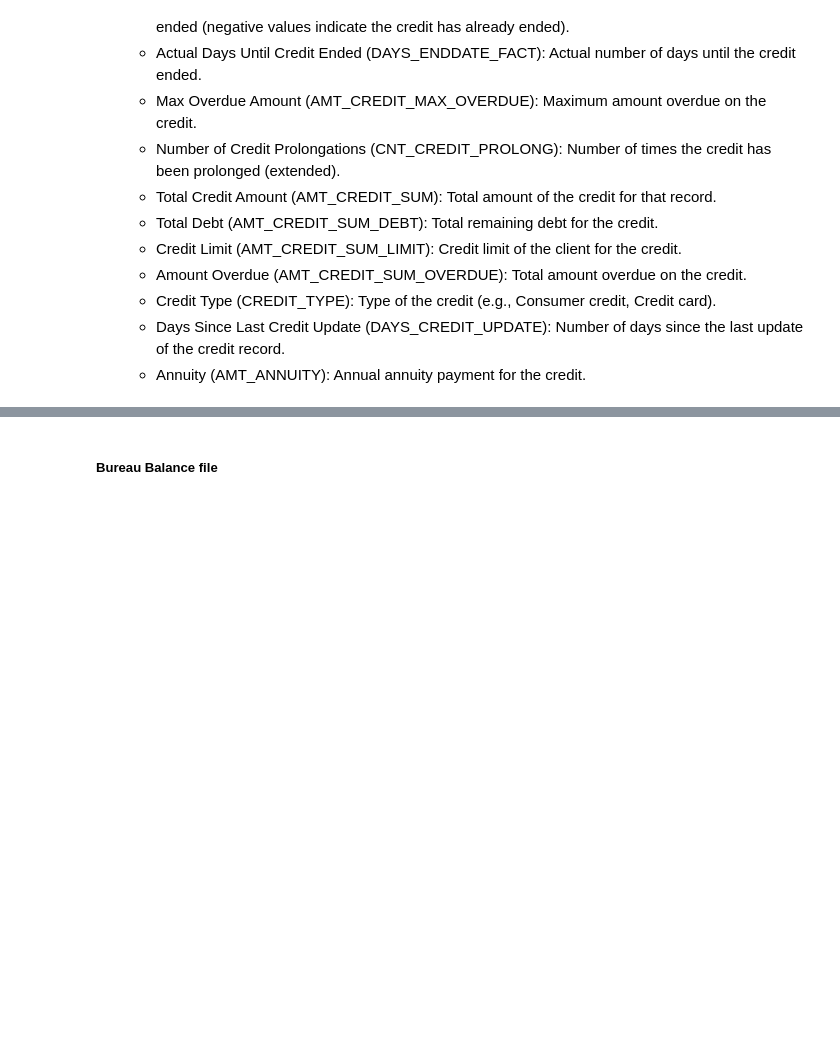
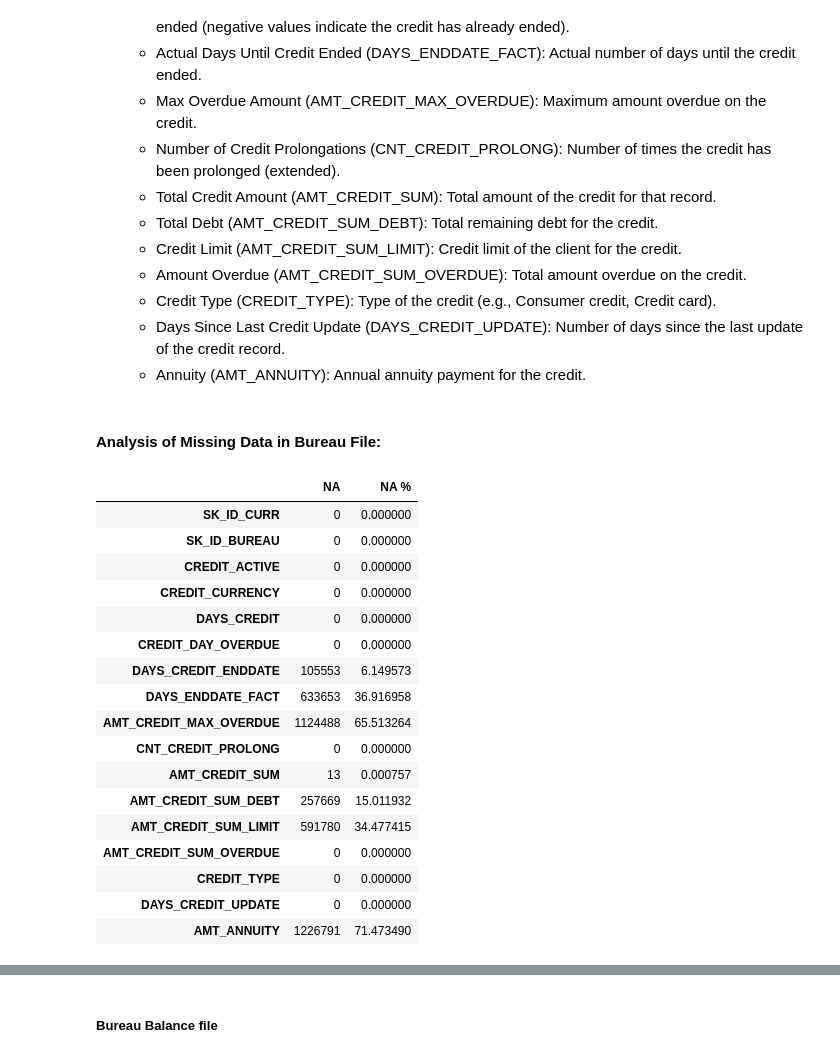
Before and after one commit to mattjohnescu/Practice-Capstone-Project, a Jupyter notebook: EDA Notebook.ipynb, the cells around one changed output, grey strips where cells are left out. Saved outputs shown, nothing was run; the diff lists cells and outputs as text; code cells hidden in the pictures; blank space fills up the shorter version.

```diff
--- a/EDA Notebook.ipynb
+++ b/EDA Notebook.ipynb
@@ -397,3 +402,40 @@ Displaying the first 5 rows of bureau.csv:
     - Credit Type (CREDIT_TYPE): Type of the credit (e.g., Consumer credit, Credit card).
     - Days Since Last Credit Update (DAYS_CREDIT_UPDATE): Number of days since the last update of the credit record.
     - Annuity (AMT_ANNUITY): Annual annuity payment for the credit.
+# %% [markdown]
+#### **Analysis of Missing Data in Bureau File:**
+# %%
+# Calculate the missing values (NA) and NA %
+na_counts = bureau_df.isna().sum()
+na_percentage = (bureau_df.isna().mean() * 100)
+
+# Combine the results into a DataFrame
+na_summary_df_bureau = pd.DataFrame({
+    'NA': na_counts,
+    'NA %': na_percentage
+})
+
+# Set Pandas to display all rows
+pd.set_option('display.max_rows', None)
+
+# No filtering - Show all columns, even if NA == 0
+na_summary_df_bureau
+# %% [output]
+|  | NA | NA % |
+| SK_ID_CURR | 0 | 0.000000 |
+| SK_ID_BUREAU | 0 | 0.000000 |
+| CREDIT_ACTIVE | 0 | 0.000000 |
+| CREDIT_CURRENCY | 0 | 0.000000 |
+| DAYS_CREDIT | 0 | 0.000000 |
+| CREDIT_DAY_OVERDUE | 0 | 0.000000 |
+| DAYS_CREDIT_ENDDATE | 105553 | 6.149573 |
+| DAYS_ENDDATE_FACT | 633653 | 36.916958 |
+| AMT_CREDIT_MAX_OVERDUE | 1124488 | 65.513264 |
+| CNT_CREDIT_PROLONG | 0 | 0.000000 |
+| AMT_CREDIT_SUM | 13 | 0.000757 |
+| AMT_CREDIT_SUM_DEBT | 257669 | 15.011932 |
+| AMT_CREDIT_SUM_LIMIT | 591780 | 34.477415 |
+| AMT_CREDIT_SUM_OVERDUE | 0 | 0.000000 |
+| CREDIT_TYPE | 0 | 0.000000 |
+| DAYS_CREDIT_UPDATE | 0 | 0.000000 |
+| AMT_ANNUITY | 1226791 | 71.473490 |
```
Also changed, not shown: parts of 15 cells of this notebook.
